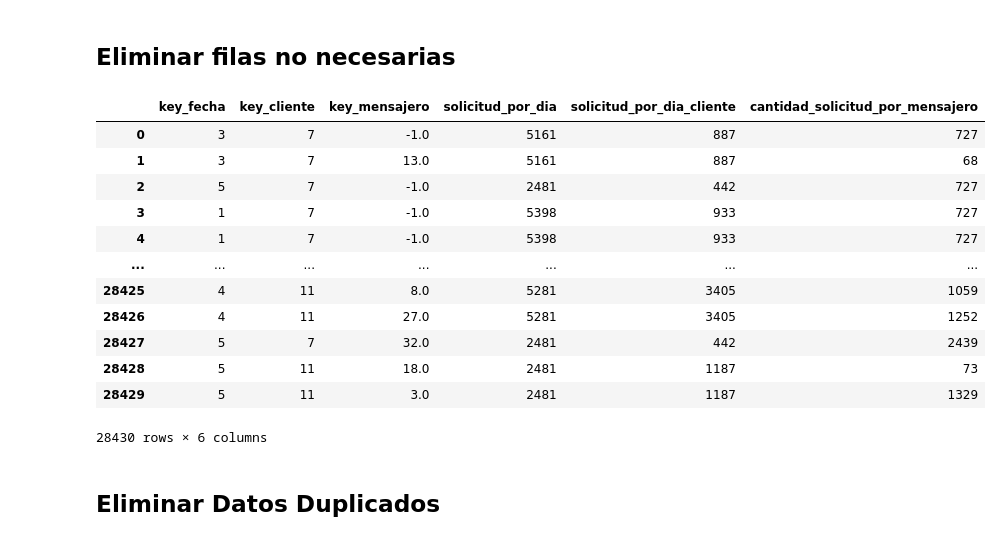
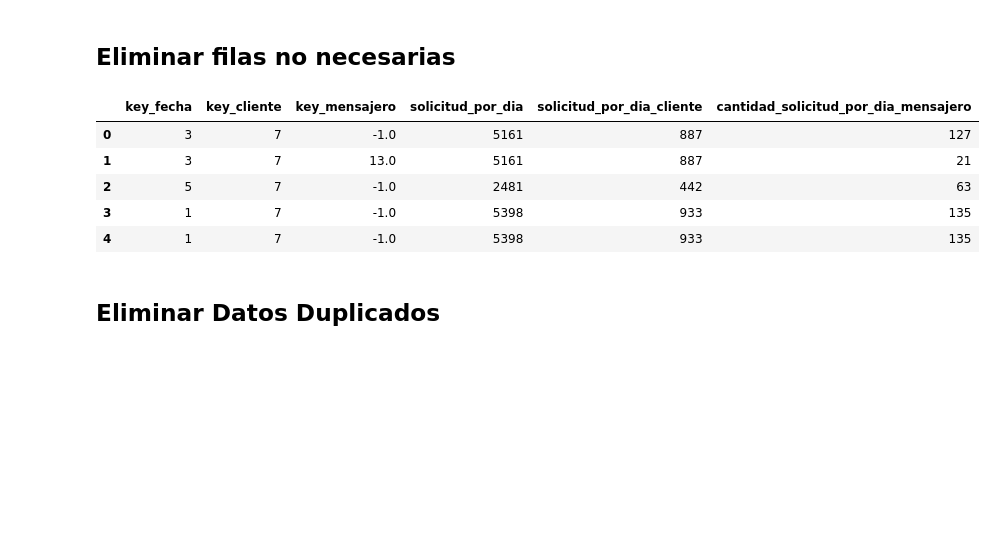
Before and after one commit to JabColV/datascience_project, a Jupyter notebook: segunda_entrega/hecho_servicio_dia.ipynb, the cells around one changed output. Drawn from its saved outputs; the diff is of its cells as text; code cells hidden in the pictures; blank space fills up the shorter version.

```diff
--- a/segunda_entrega/hecho_servicio_dia.ipynb
+++ b/segunda_entrega/hecho_servicio_dia.ipynb
@@ -148,9 +148,9 @@ print(len(hecho_servicio_dia))
 ## Cálculo del atributo solicitudes_por_mensajero
 # %%
 # Contar solicitudes por cada 'key_fecha' y 'key_mensajero'
-cantidad_solicitud_por_mensajero = hecho_servicio_dia.groupby(["key_mensajero"]).size().reset_index(name="cantidad_solicitud_por_mensajero")
+cantidad_solicitud_por_mensajero = hecho_servicio_dia.groupby(["key_fecha","key_mensajero"]).size().reset_index(name="cantidad_solicitud_por_dia_mensajero")
 # Hacer merge para agregar la columna 'solicitud_por_dia' al DataFrame original
-hecho_servicio_dia = hecho_servicio_dia.merge(cantidad_solicitud_por_mensajero, on=["key_mensajero"], how="left")
+hecho_servicio_dia = hecho_servicio_dia.merge(cantidad_solicitud_por_mensajero, on=["key_fecha","key_mensajero"], how="left")
 hecho_servicio_dia.head(6)
 # %% [output]
 |  | id | dia | cliente_id | mensajero_id | day_str | key_fecha | key_cliente | key_mensajero | ... |
@@ -164,21 +164,14 @@ hecho_servicio_dia.head(6)
 ## Eliminar filas no necesarias
 # %%
 hecho_servicio_dia.drop(columns=["id","cliente_id","dia","mensajero_id","day_str"], inplace=True)
-hecho_servicio_dia
+hecho_servicio_dia.head(5)
 # %% [output]
-|  | key_fecha | key_cliente | key_mensajero | solicitud_por_dia | solicitud_por_dia_cliente | cantidad_solicitud_por_mensajero |
-| 0 | 3 | 7 | -1.0 | 5161 | 887 | 727 |
-| 1 | 3 | 7 | 13.0 | 5161 | 887 | 68 |
-| 2 | 5 | 7 | -1.0 | 2481 | 442 | 727 |
-| 3 | 1 | 7 | -1.0 | 5398 | 933 | 727 |
-| 4 | 1 | 7 | -1.0 | 5398 | 933 | 727 |
-| ... | ... | ... | ... | ... | ... | ... |
-| 28425 | 4 | 11 | 8.0 | 5281 | 3405 | 1059 |
-| 28426 | 4 | 11 | 27.0 | 5281 | 3405 | 1252 |
-| 28427 | 5 | 7 | 32.0 | 2481 | 442 | 2439 |
-| 28428 | 5 | 11 | 18.0 | 2481 | 1187 | 73 |
-| 28429 | 5 | 11 | 3.0 | 2481 | 1187 | 1329 |
+|  | key_fecha | key_cliente | key_mensajero | solicitud_por_dia | solicitud_por_dia_cliente | cantidad_solicitud_por_dia_mensajero |
+| 0 | 3 | 7 | -1.0 | 5161 | 887 | 127 |
+| 1 | 3 | 7 | 13.0 | 5161 | 887 | 21 |
+| 2 | 5 | 7 | -1.0 | 2481 | 442 | 63 |
+| 3 | 1 | 7 | -1.0 | 5398 | 933 | 135 |
+| 4 | 1 | 7 | -1.0 | 5398 | 933 | 135 |
-28430 rows × 6 columns
 # %% [markdown]
 ## Eliminar Datos Duplicados
 # %%
```
Also changed, not shown: parts of 1 cell of this notebook, 3 other files.
